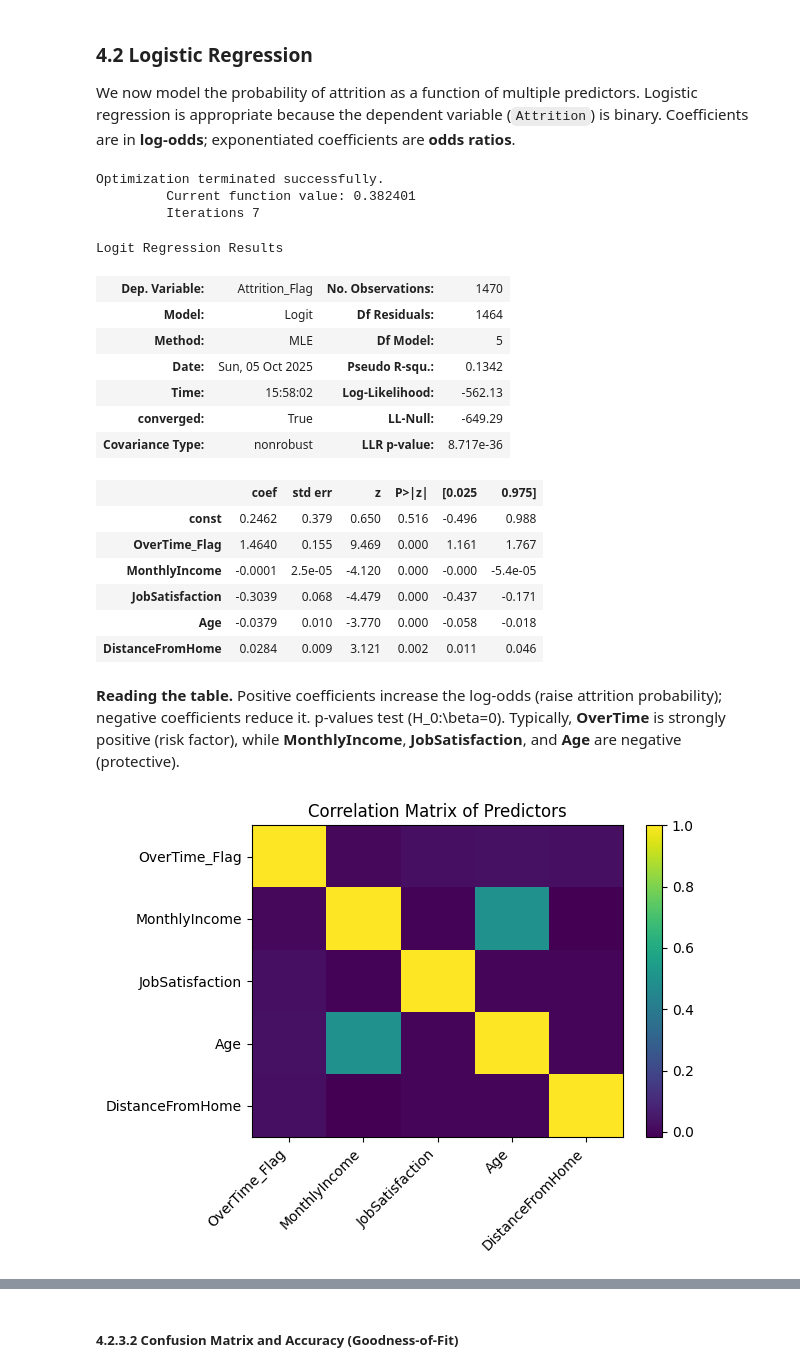
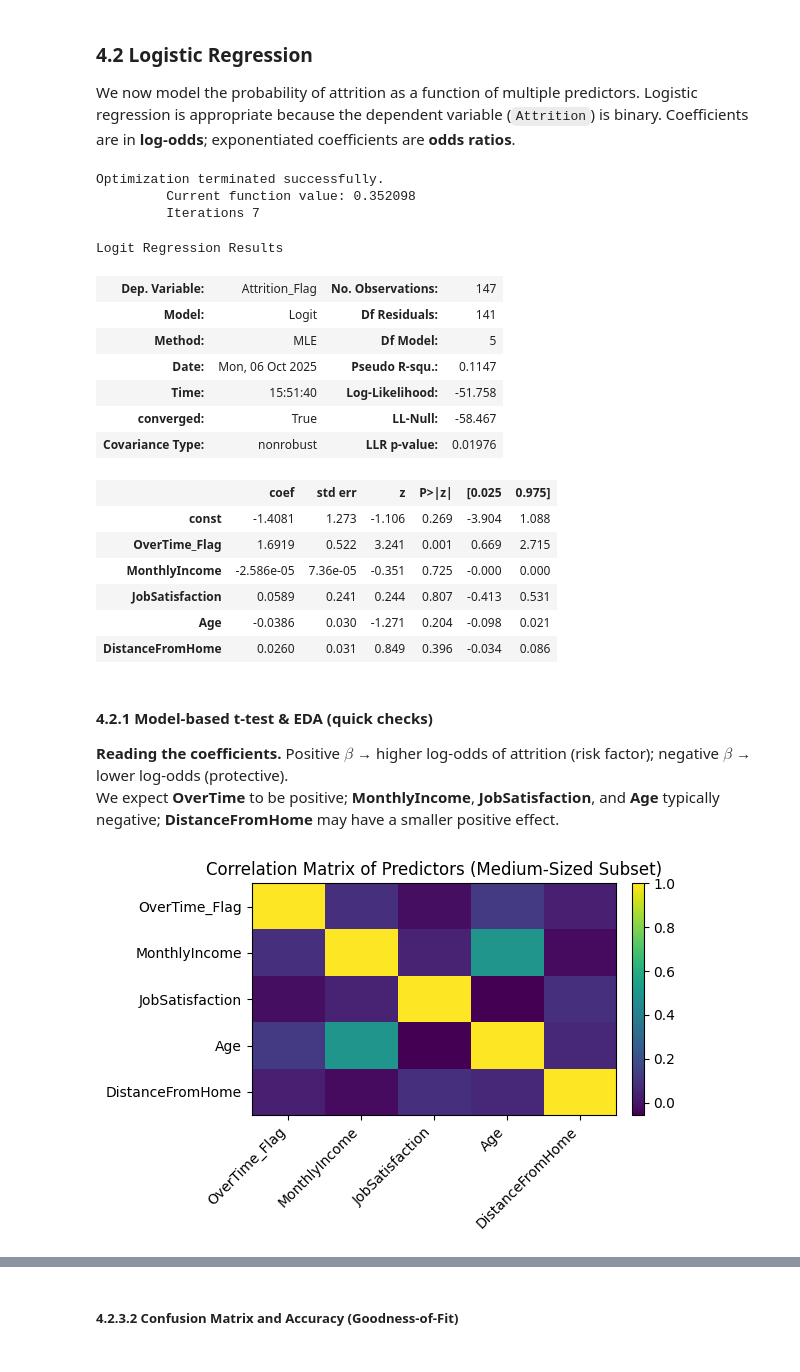
Before and after one commit to Niklasjkd/Assignment-B15, a Jupyter notebook: 2766_2526_assignment_1.ipynb, the cells around one changed output, grey strips where cells are left out. Saved outputs shown, nothing was run; the diff lists cells and outputs as text; code cells hidden in the pictures.

Commit message:
Add Section 4: t-test + logistic regression + L1 + diagnostics (Mohamed)

```diff
--- a/2766_2526_assignment_1.ipynb
+++ b/2766_2526_assignment_1.ipynb
@@ -405,21 +424,20 @@ df['OverTime_Flag']  = df['OverTime'].map({'Yes':1,'No':0})
 # %%
-# Split groups
-overtime_yes = df.loc[df['OverTime']=='Yes', 'Attrition_Flag']
-overtime_no  = df.loc[df['OverTime']=='No',  'Attrition_Flag']
+sub = hr_data_medium_sized
 
-# Welch t-test (two-sided)
-t_stat, p_two = stats.ttest_ind(overtime_yes, overtime_no, equal_var=False)
+ot_yes = sub.loc[sub['OverTime']=='Yes', 'Attrition_Flag']
+ot_no  = sub.loc[sub['OverTime']=='No',  'Attrition_Flag']
 
-# Correct one-sided p-value for H1: mean_yes > mean_no
+t_stat, p_two = stats.ttest_ind(ot_yes, ot_no, equal_var=False)
+# one-sided for H1: mean(OT=Yes) > mean(OT=No)
 p_one = p_two/2 if t_stat > 0 else 1 - p_two/2
 
 print(f"T-statistic: {t_stat:.3f}")
 print(f"One-sided p-value: {p_one:.6f}")
 
-# Visual: mean attrition by overtime
-means = df.groupby('OverTime')['Attrition_Flag'].mean().reindex(['No','Yes'])
+# visual: average attrition by OT
+means = sub.groupby('OverTime')['Attrition_Flag'].mean().reindex(['No','Yes'])
 ax = means.plot(kind='bar')
-ax.set_title("Average Attrition Rate by Overtime Status")
+ax.set_title("Average Attrition Rate by OverTime (Medium-Sized Subset)")
 ax.set_ylabel("Mean Attrition (1 = Yes)")
-ax.set_xlabel("Overtime Status"); plt.xticks(rotation=0); plt.show()
+ax.set_xlabel("OverTime"); plt.xticks(rotation=0); plt.show()
 # %% [output]
@@ -433,45 +451,47 @@ One-sided p-value: 0.000000
 
 We now model the probability of attrition as a function of multiple predictors. Logistic regression is appropriate because the dependent variable (`Attrition`) is binary. Coefficients are in **log-odds**; exponentiated coefficients are **odds ratios**.
 # %%
-X = df[['OverTime_Flag','MonthlyIncome','JobSatisfaction','Age','DistanceFromHome']]
-y = df['Attrition_Flag']
+X = sub[['OverTime_Flag','MonthlyIncome','JobSatisfaction','Age','DistanceFromHome']]
+y = sub['Attrition_Flag']
 
-# Add intercept
-Xc = sm.add_constant(X)
-
-# Fit logistic regression
+Xc = sm.add_constant(X, has_constant='add')
 logit_model = sm.Logit(y, Xc).fit()
 logit_model.summary()
 # %% [output]
 Optimization terminated successfully.
-         Current function value: 0.382401
+         Current function value: 0.352098
          Iterations 7
 Logit Regression Results
-| Dep. Variable: | Attrition_Flag | No. Observations: | 1470 |
-| Model: | Logit | Df Residuals: | 1464 |
+| Dep. Variable: | Attrition_Flag | No. Observations: | 147 |
+| Model: | Logit | Df Residuals: | 141 |
 | Method: | MLE | Df Model: | 5 |
-| Date: | Sun, 05 Oct 2025 | Pseudo R-squ.: | 0.1342 |
-| Time: | 15:58:02 | Log-Likelihood: | -562.13 |
-| converged: | True | LL-Null: | -649.29 |
-| Covariance Type: | nonrobust | LLR p-value: | 8.717e-36 |
+| Date: | Mon, 06 Oct 2025 | Pseudo R-squ.: | 0.1147 |
+| Time: | 15:51:40 | Log-Likelihood: | -51.758 |
+| converged: | True | LL-Null: | -58.467 |
+| Covariance Type: | nonrobust | LLR p-value: | 0.01976 |
 |  | coef | std err | z | P>|z| | [0.025 | 0.975] |
-| const | 0.2462 | 0.379 | 0.650 | 0.516 | -0.496 | 0.988 |
-| OverTime_Flag | 1.4640 | 0.155 | 9.469 | 0.000 | 1.161 | 1.767 |
-| MonthlyIncome | -0.0001 | 2.5e-05 | -4.120 | 0.000 | -0.000 | -5.4e-05 |
-| JobSatisfaction | -0.3039 | 0.068 | -4.479 | 0.000 | -0.437 | -0.171 |
-| Age | -0.0379 | 0.010 | -3.770 | 0.000 | -0.058 | -0.018 |
-| DistanceFromHome | 0.0284 | 0.009 | 3.121 | 0.002 | 0.011 | 0.046 |
+| const | -1.4081 | 1.273 | -1.106 | 0.269 | -3.904 | 1.088 |
+| OverTime_Flag | 1.6919 | 0.522 | 3.241 | 0.001 | 0.669 | 2.715 |
+| MonthlyIncome | -2.586e-05 | 7.36e-05 | -0.351 | 0.725 | -0.000 | 0.000 |
+| JobSatisfaction | 0.0589 | 0.241 | 0.244 | 0.807 | -0.413 | 0.531 |
+| Age | -0.0386 | 0.030 | -1.271 | 0.204 | -0.098 | 0.021 |
+| DistanceFromHome | 0.0260 | 0.031 | 0.849 | 0.396 | -0.034 | 0.086 |
 # %% [markdown]
-**Reading the table.** Positive coefficients increase the log-odds (raise attrition probability); negative coefficients reduce it. p-values test \(H_0:\beta=0\). Typically, **OverTime** is strongly positive (risk factor), while **MonthlyIncome**, **JobSatisfaction**, and **Age** are negative (protective).
+#### 4.2.1 Model-based t-test & EDA (quick checks)
+
+**Reading the coefficients.** Positive $\beta$ → higher log-odds of attrition (risk factor); negative $\beta$ → lower log-odds (protective).
+We expect **OverTime** to be positive; **MonthlyIncome**, **JobSatisfaction**, and **Age** typically negative; **DistanceFromHome** may have a smaller positive effect.
 # %%
 corr = X.corr()
-plt.imshow(corr.values, aspect='auto'); plt.colorbar()
+plt.figure(figsize=(6,4))
+im = plt.imshow(corr.values, aspect='auto')
+plt.colorbar(im, fraction=0.046, pad=0.04)
 plt.xticks(range(len(corr.columns)), corr.columns, rotation=45, ha='right')
 plt.yticks(range(len(corr.columns)), corr.columns)
-plt.title("Correlation Matrix of Predictors")
+plt.title("Correlation Matrix of Predictors (Medium-Sized Subset)")
 plt.tight_layout(); plt.show()
 # %% [output]
-[figure, old version]
+[figure, new version]
 # %% [markdown]
 #### 4.2.2 Model Lasso L1 Regularization
 
```
Also changed, not shown: parts of 12 cells of this notebook.
